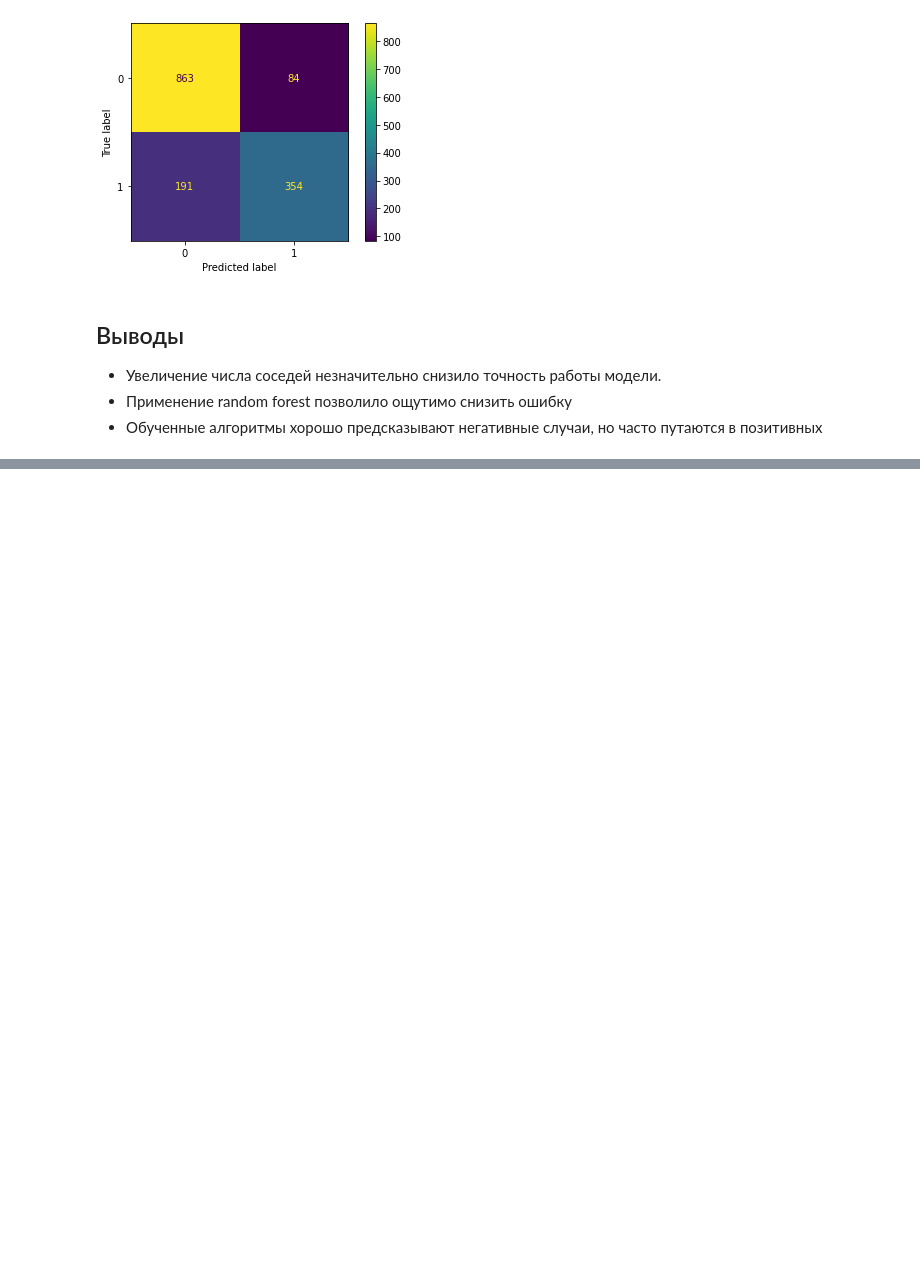
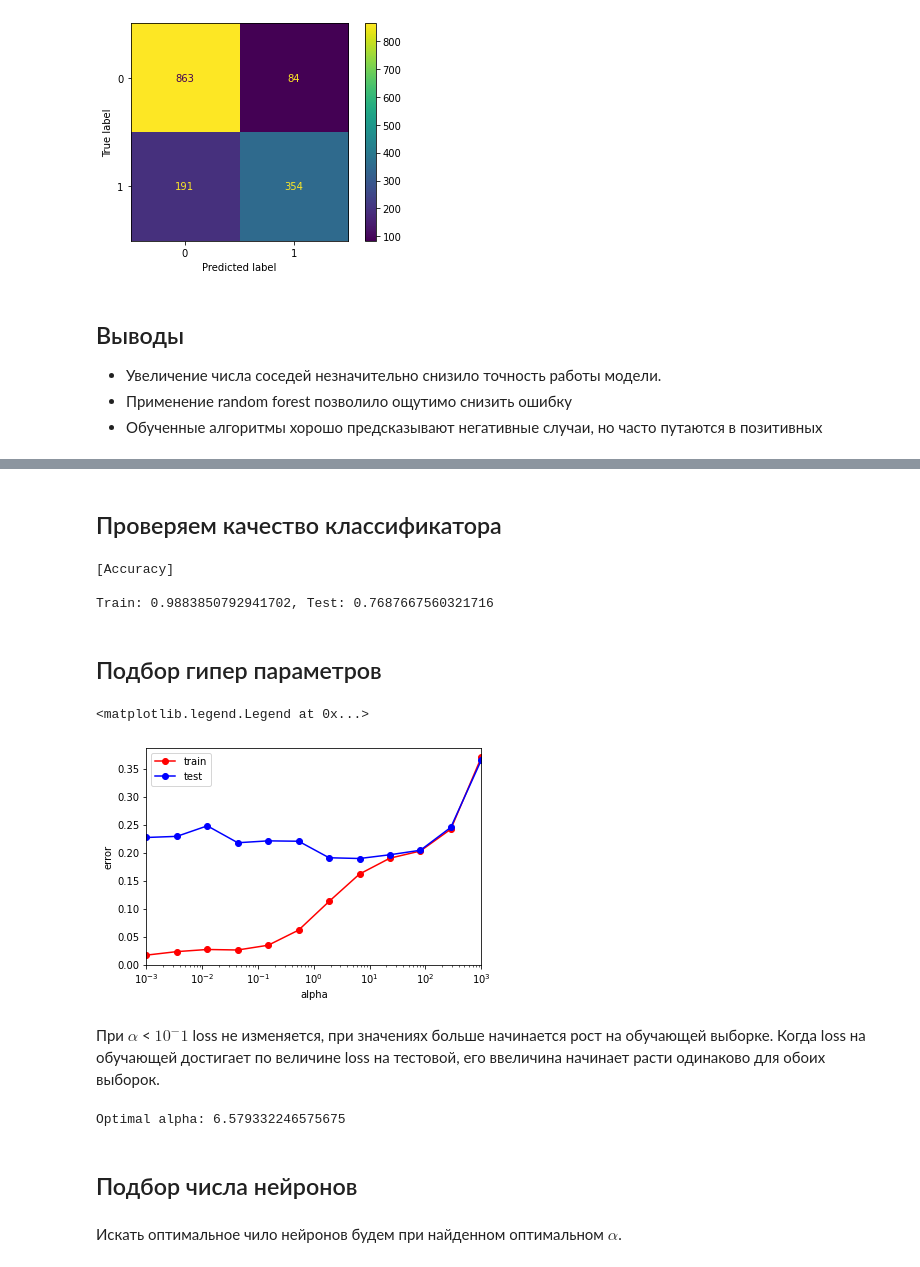
Before and after one commit to Anastease/ml, a Jupyter notebook: homework.ipynb, the cells around one changed output, grey strips where cells are left out. Cells and saved outputs as stored; diff of their text form; code cells hidden in the pictures; blank space fills up the shorter version.

```diff
--- a/homework.ipynb
+++ b/homework.ipynb
@@ -224,0 +245,10 @@ matplotlib.pyplot.show()
+# %%
+model = MLPClassifier(
+    hidden_layer_sizes=(100,),
+    solver='lbfgs',
+    activation='logistic',
+    random_state=42
+)
+# %%
+%%time
+model.fit(x_train, y_train)
@@ -224,0 +258,59 @@ matplotlib.pyplot.show()
+# %% [markdown]
+##  Проверяем качество классификатора
+# %%
+y_train_prediction = model.predict(x_train)
+y_test_prediction = model.predict(x_test)
+# %%
+print('[Accuracy]\n')
+print('Train: {}, Test: {}'.format(
+    sklearn.metrics.accuracy_score(y_train, y_train_prediction),
+    sklearn.metrics.accuracy_score(y_test, y_test_prediction)
+))
+# %% [output]
+[Accuracy]
+
+Train: 0.9883850792941702, Test: 0.7687667560321716
+# %% [markdown]
+## Подбор гипер параметров
+# %%
+alpha_array = numpy.logspace(-3, 3, 12)
+test_error = []
+train_error = []
+
+for alpha in alpha_array:
+    model = MLPClassifier(
+        alpha=alpha,
+        hidden_layer_sizes=(100,),
+        solver='lbfgs',
+        activation ='logistic',
+        random_state = 42
+    )
+    model.fit(x_train, y_train)
+
+    y_train_prediction = model.predict(x_train)
+    y_test_prediction = model.predict(x_test)
+
+    test_error.append(numpy.mean(y_test != y_test_prediction))
+    train_error.append(numpy.mean(y_train != y_train_prediction))
+# %%
+pyplot.semilogx(alpha_array, train_error, 'r-o', label='train')
+pyplot.semilogx(alpha_array, test_error, 'b-o', label='test')
+pyplot.xlim([numpy.min(alpha_array), numpy.max(alpha_array)])
+pyplot.xlabel('alpha')
+pyplot.ylabel('error')
+pyplot.legend()
+# %% [output]
+<matplotlib.legend.Legend at 0x...>
+[figure, added]
+# %% [markdown]
+При $\alpha$ < $10^-1$ loss не изменяется, при значениях больше начинается рост на обучающей выборке. Когда loss на обучающей достигает по величине loss на тестовой, его ввеличина начинает расти одинаково для обоих выборок.
+# %%
+min_test_error = numpy.min(test_error)
+alpha_optimal = alpha_array[test_error == min_test_error][0]
+print(f'Optimal alpha: {alpha_optimal}')
+# %% [output]
+Optimal alpha: 6.579332246575675
+# %% [markdown]
+##  Подбор числа нейронов
+# %% [markdown]
+Искать оптимальное чило нейронов будем при найденном оптимальном $\alpha$.
```
Also changed, not shown: parts of 15 cells of this notebook.
